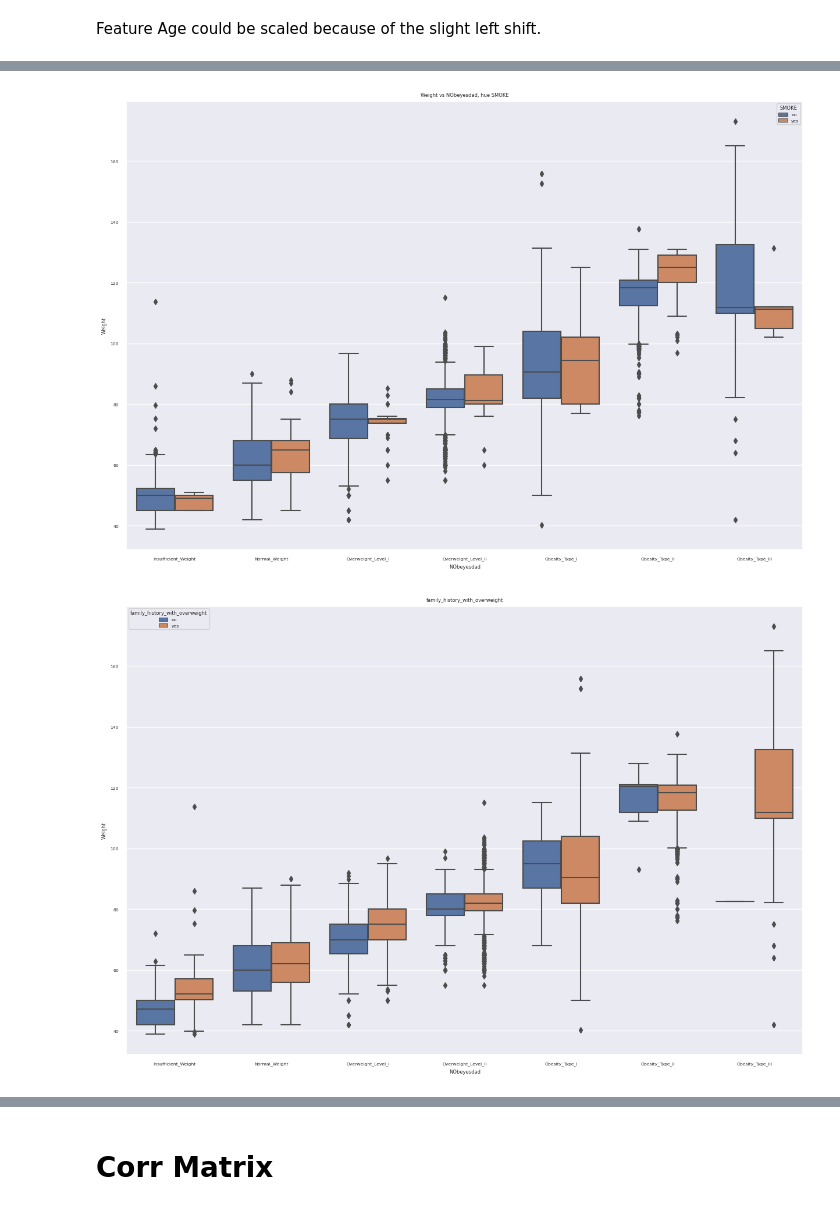
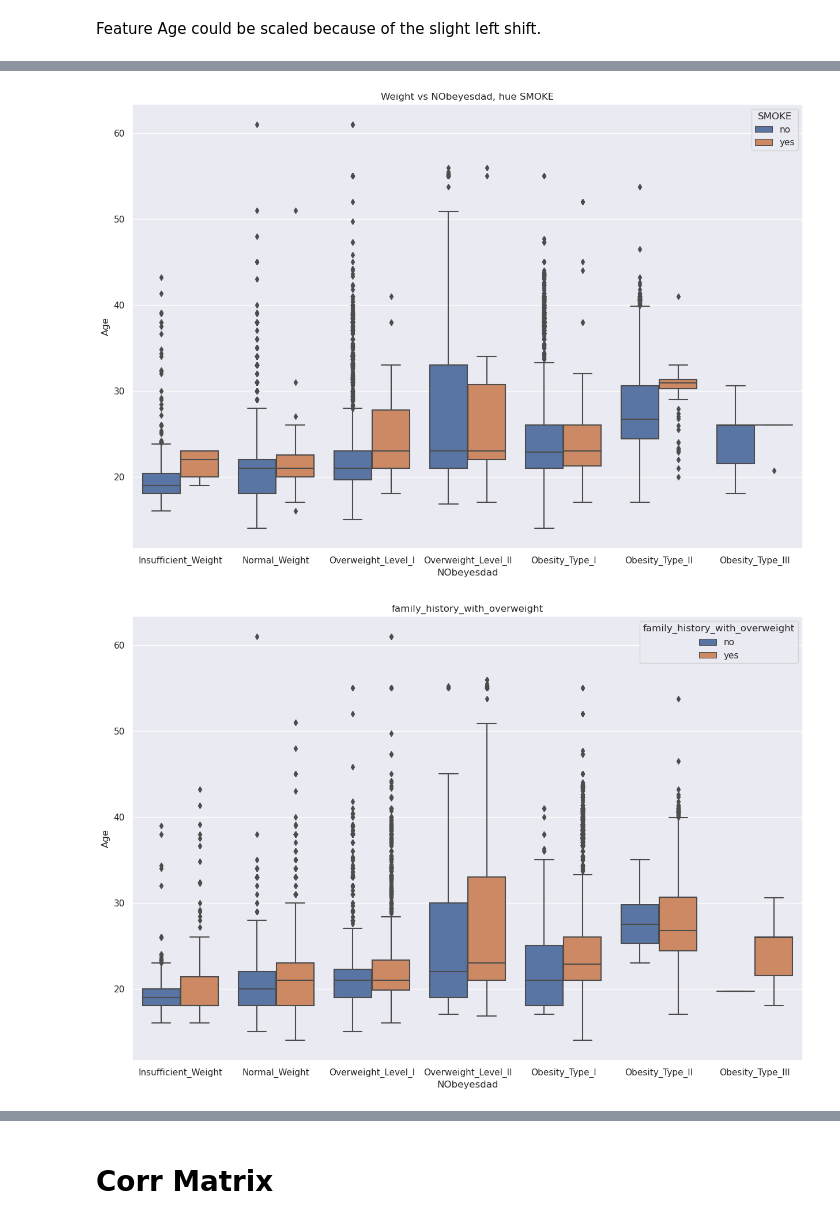
Before and after one commit to mailmezorro/playground-series-s4e2, a Jupyter notebook: PlaygroundS4E02.ipynb, the cells around one changed output, grey strips where cells are left out. Cells and saved outputs as stored; diff of their text form; code cells hidden in the pictures.

```diff
--- a/PlaygroundS4E02.ipynb
+++ b/PlaygroundS4E02.ipynb
@@ -168,4 +204,5 @@ memory usage: 1.8 MB
 # %%
-df_train.hist(bins=50, figsize=(20,15))
+df_train.hist(bins=50, figsize=(20,10))
+plt.rcParams.update({'font.size': 20})
 plt.show()
 # %% [output]
@@ -187,5 +212,5 @@ df_train.describe()
 # %%
-sns.set(font_scale=0.5)
+sns.set(font_scale=1)
 plt.figure(figsize=(15, 10))
 NObeyesdad_order= ['Insufficient_Weight', 'Normal_Weight', 'Overweight_Level_I', 'Overweight_Level_II', 'Obesity_Type_I', 'Obesity_Type_II' ,'Obesity_Type_III']
 sns.countplot(data = df_train, x='NObeyesdad',order= NObeyesdad_order ) # There are not all even.
@@ -194,0 +220,6 @@ plt.show()
+# %%
+plt.figure(figsize=(15, 10))
+sns.set(font_scale=1)
+sns.boxplot(data = df_train, y="Age", x="NObeyesdad", order=NObeyesdad_order)
+plt.title("NObeyesdad")
+plt.show()
@@ -195,16 +228,16 @@ plt.show()
 # %%
 plt.figure(figsize=(15, 10))
-sns.set(font_scale=0.5)
-sns.boxplot(data = df_train, y="Weight", x="NObeyesdad", hue="SMOKE", order=NObeyesdad_order)
+sns.set(font_scale=1)
+sns.boxplot(data = df_train, y="Age", x="NObeyesdad", hue="SMOKE", order=NObeyesdad_order)
 plt.title("Weight vs NObeyesdad, hue SMOKE")
 plt.show()
 # %% [output]
-[figure, old version]
+[figure, new version]
 # %%
 plt.figure(figsize=(15, 10))
-sns.set(font_scale=0.5)
-sns.boxplot(data = df_train, y="Weight", x="NObeyesdad", hue="family_history_with_overweight", order=NObeyesdad_order)
+sns.set(font_scale=1)
+sns.boxplot(data = df_train, y="Age", x="NObeyesdad", hue="family_history_with_overweight", order=NObeyesdad_order)
 plt.title("family_history_with_overweight")
 plt.show()
 # %% [output]
-[figure, old version]
+[figure, new version]
```
Also changed, not shown: parts of 20 cells of this notebook.
